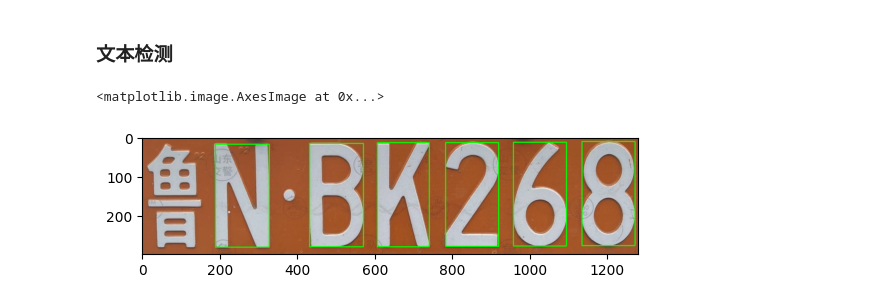
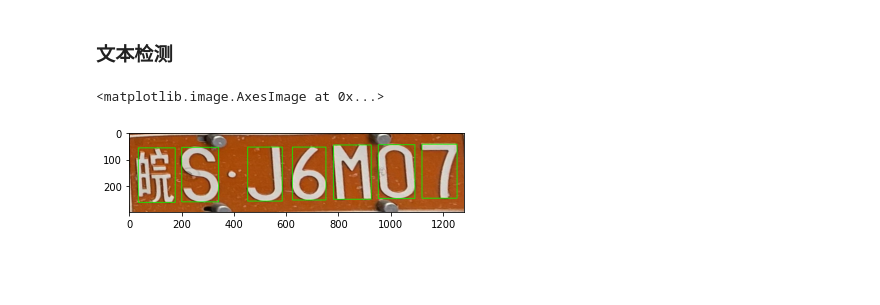
Before and after one commit to HellOwhatAs/AI4701, a Jupyter notebook: 大作业/main.ipynb, the cells around one changed output. Drawn from its saved outputs; the diff is of its cells as text; code cells hidden in the pictures; blank space fills up the shorter version.

Commit message:
locate province

```diff
--- a/大作业/main.ipynb
+++ b/大作业/main.ipynb
@@ -82,8 +82,8 @@ plt.imshow(dst)
 # %% [markdown]
 ### 文本检测
 # %%
-import numpy as np, cv2, matplotlib.pyplot as plt, os
-dst = cv2.imread('./tmp/1-3.jpg')
+# import numpy as np, cv2, matplotlib.pyplot as plt, os
+# dst = cv2.imread('./tmp/3-3.jpg')
 # %%
 def getbinary(image: np.ndarray):
     gray = cv2.cvtColor(image, cv2.COLOR_BGR2GRAY)
@@ -111,14 +111,26 @@ def locate_char(binary: np.ndarray):
         if w > 100 and h > 150 and w < 200 and 20000 < w * h:
             ret.append((x + 100, y, w, h))
     return ret
+
+def locate_provi(chrs: list):
+    """
+    返回 根据其他字符区域 chrs [(x, y, w, h)] 确定的省份汉字区域 (x, y, w, h)
+    """
+    chrs.sort()
+    dx, dy, dw, dh = np.mean([np.array(chrs[i + 1]) - chrs[i] for i in range(len(chrs) - 1)][1:], dtype = int, axis=0)
+    c_x, c_y = chrs[0][0] - dx, chrs[0][1] - dy
+    c_w, c_h = chrs[0][2] - dw, chrs[0][3] - dh
+    return max(0, c_x), max(0, c_y), c_w, min(c_h, height - c_y)
 # %%
 dst_copy = dst.copy()
 binary = getbinary(dst_copy)
 chrs = []
 for (x, y, w, h) in locate_char(binary):
     cv2.rectangle(dst_copy, (x, y), (x + w, y + h), (0, 255, 0), 2)
-    chrs.append(cv2.threshold(binary[y:y + h, x:x + w], 100, 255, cv2.THRESH_BINARY)[1])
+    chrs.append((x, y, w, h))
+x, y, w, h = locate_provi(chrs)
+cv2.rectangle(dst_copy, (x, y), (x + w, y + h), (0, 255, 0), 2)
 plt.imshow(dst_copy)
 # %% [output]
 <matplotlib.image.AxesImage at 0x...>
-[figure, old version]
+[figure, new version]
```
Also changed, not shown: parts of 3 cells of this notebook, 1 other file.
